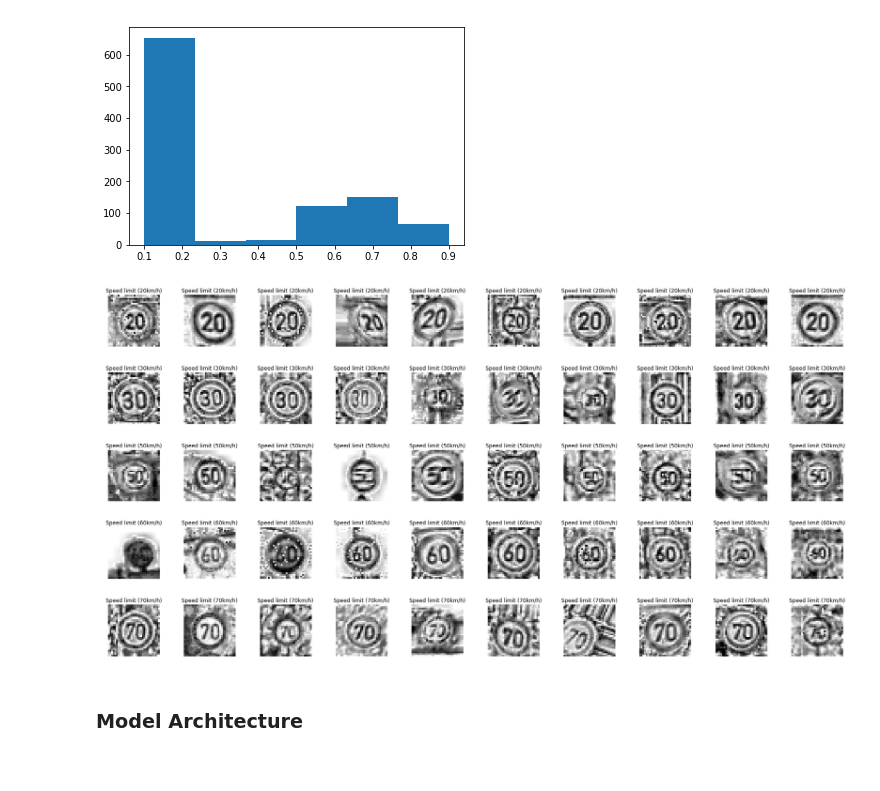
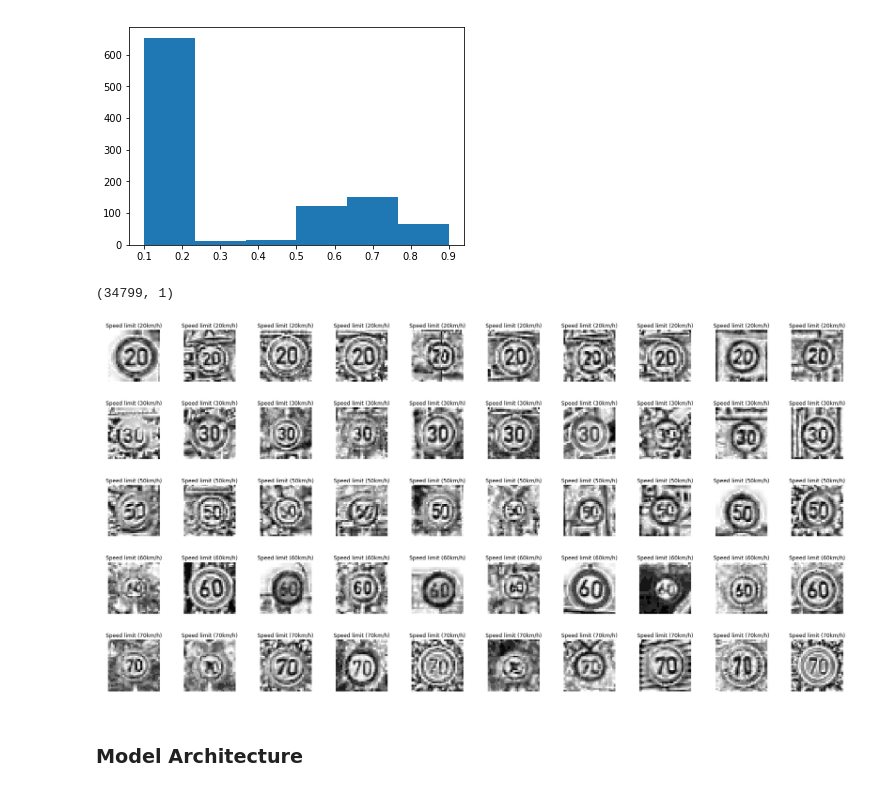
Before and after one commit to cfficaurzua/P2-SDCND, a Jupyter notebook: Traffic_Sign_Classifier.ipynb, the cells around one changed output. Cells and saved outputs as stored; diff of their text form; code cells hidden in the pictures.

```diff
--- a/Traffic_Sign_Classifier.ipynb
+++ b/Traffic_Sign_Classifier.ipynb
@@ -308,22 +308,20 @@ def enhance(input,iteration = 1,kernel = np.array([[-1, -1, -1],
 def plot_luminance_histogram(input,axe,bins = 15):
     luminance = 1/3*(input[:,:,0]+input[:,:,1]+input[:,:,2])
     axe.hist(luminance.flatten(), bins = bins, range = (np.min(luminance),np.max(luminance)))
+
+def dividePicture(input, div):
+    assert(div in [1,4,16,64])
+    output  = []
+    blockWidth = int(np.sqrt(div))
+    subArrays = np.split(input, blockWidth)
+    for sa in subArrays:
+        output.extend(np.split(sa, blockWidth, axis = 1))
+    return output
+def getColorInfo(input, divisions = 1, colors = 6):
+    output = []
+    colorChannel = input[:,:,0]
+    divisions = dividePicture(colorChannel,divisions)
+    for sub in divisions:
+        hist, _ = np.histogram(sub,bins = colors)
+        output.extend(hist/len(sub.flatten()))
+    return output
-# %%
-def dividePicture(input, div):
-    assert(div in [1,4,16,64])
-    output  = []
-    blockWidth = int(np.sqrt(div))
-    subArrays = np.split(input, blockWidth)
-    for sa in subArrays:
-        output.extend(np.split(sa, blockWidth, axis = 1))
-    return output
-def getColorHist(input, divisions = 1, colors = 6):
-    output = []
-    colorChannel = input[:,:,0]
-    divisions = dividePicture(colorChannel,divisions)
-    for sub in divisions:
-        hist, _ = np.histogram(sub,bins = colors)
-        output.extend(hist/len(sub.flatten()))
-    return output
-output = getColorHist(X_train[1],4)
-print(output)
@@ -362,4 +358,8 @@ plt.show()
 # %% [output]
 [figure]
 [figure]
+# %%
+print((X_train.shape[0],)+(1,))
+# %% [output]
+(34799, 1)
 # %%
@@ -392,7 +411,7 @@ for i in tqdm(range(n_valid)):
 # %%
-plotGrid(X_train_2,y_train, signnames,10,5)
+plotGrid(X_train_preprocessed,y_train, signnames,10,5)
 # %% [output]
-[figure, old version]
+[figure, new version]
 # %% [markdown]
 ### Model Architecture
 # %%
```
Also changed, not shown: parts of 8 cells of this notebook, 1 other file.
